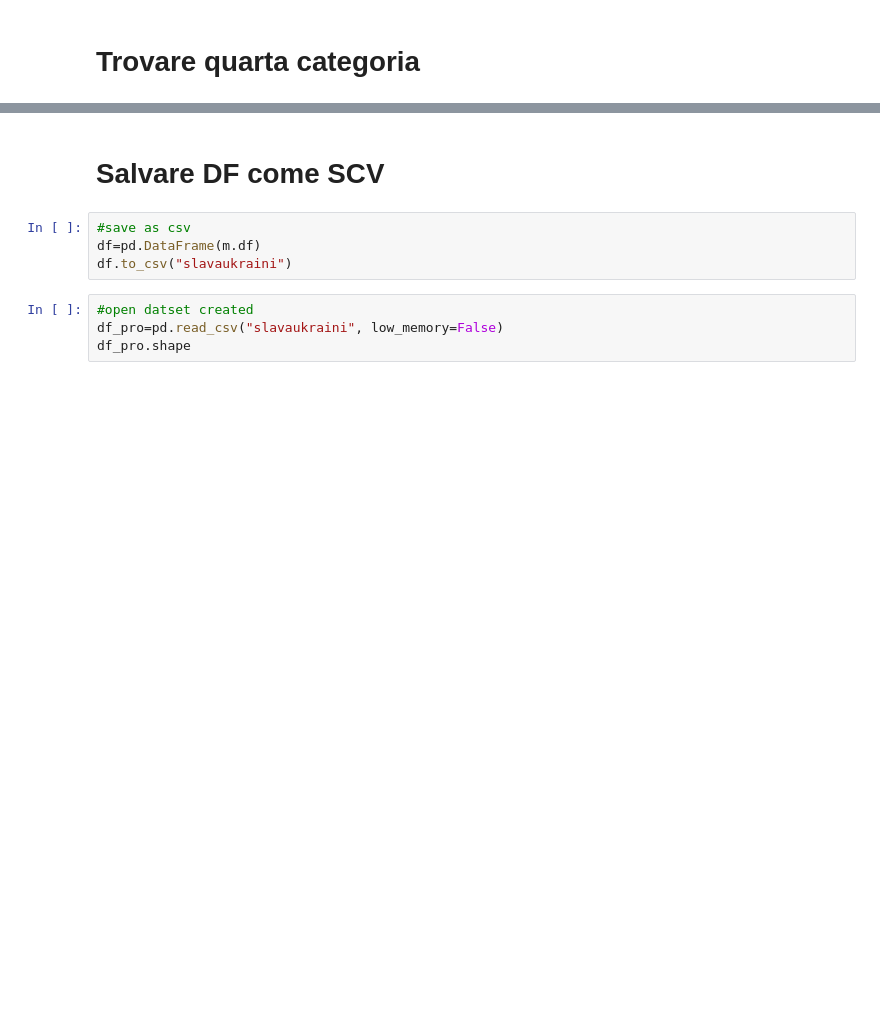
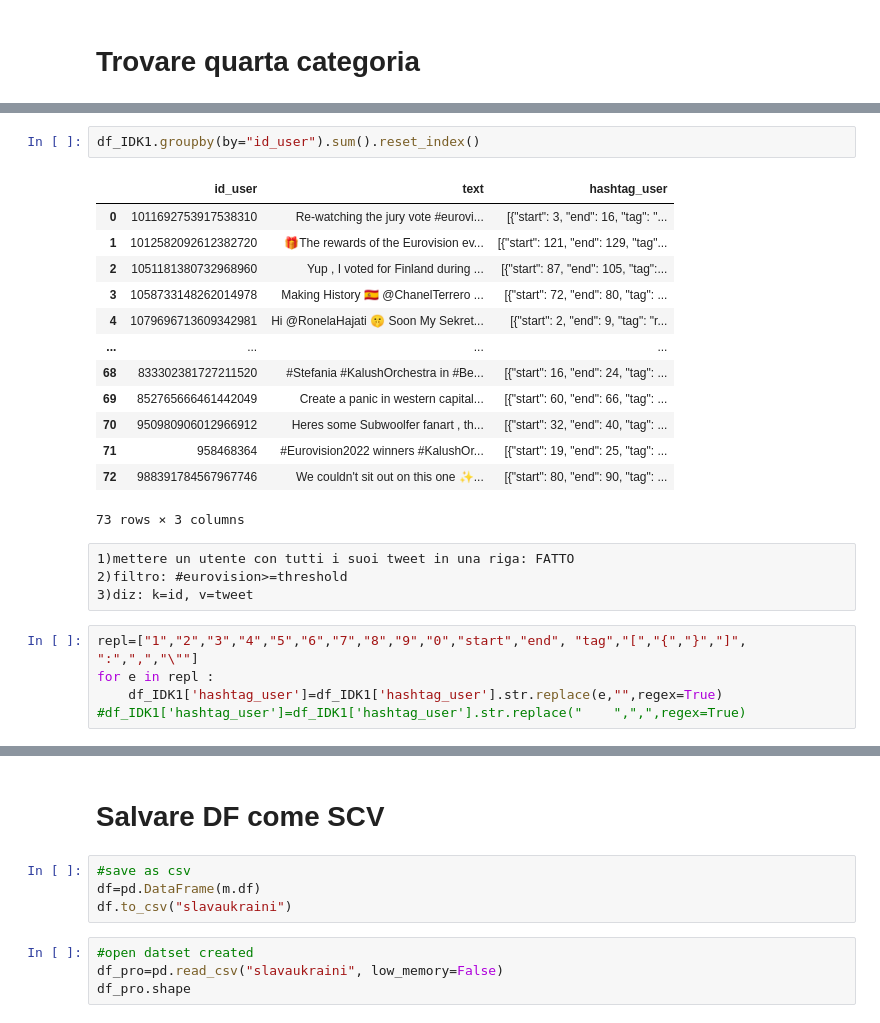
Before and after one commit to gatto/ds-network-analysis, a Jupyter notebook: py/dave starting.ipynb, the cells around one changed output, grey strips where cells are left out. Cells and saved outputs as stored; diff of their text form; blank space fills up the shorter version.

```diff
--- a/py/dave starting.ipynb
+++ b/py/dave starting.ipynb
@@ -419,0 +470,25 @@ m4.df['entities.hashtags'][0]
+# %%
+df_IDK1.groupby(by="id_user").sum().reset_index()
+# %% [output]
+|  | id_user | text | hashtag_user |
+| 0 | 1011692753917538310 | Re-watching the jury vote #eurovi... | [{"start": 3, "end": 16, "tag": "... |
+| 1 | 1012582092612382720 | 🎁The rewards of the Eurovision ev... | [{"start": 121, "end": 129, "tag"... |
+| 2 | 1051181380732968960 | Yup , I voted for Finland during ... | [{"start": 87, "end": 105, "tag":... |
+| 3 | 1058733148262014978 | Making History 🇪🇸 @ChanelTerrero ... | [{"start": 72, "end": 80, "tag": ... |
+| 4 | 1079696713609342981 | Hi @RonelaHajati 🤫 Soon My Sekret... | [{"start": 2, "end": 9, "tag": "r... |
+| ... | ... | ... | ... |
+| 68 | 833302381727211520 | #Stefania #KalushOrchestra in #Be... | [{"start": 16, "end": 24, "tag": ... |
+| 69 | 852765666461442049 | Create a panic in western capital... | [{"start": 60, "end": 66, "tag": ... |
+| 70 | 950980906012966912 | Heres some Subwoolfer fanart , th... | [{"start": 32, "end": 40, "tag": ... |
+| 71 | 958468364 | #Eurovision2022 winners #KalushOr... | [{"start": 19, "end": 25, "tag": ... |
+| 72 | 988391784567967746 | We couldn't sit out on this one ✨... | [{"start": 80, "end": 90, "tag": ... |
+73 rows × 3 columns
+# %% [raw]
+1)mettere un utente con tutti i suoi tweet in una riga: FATTO
+2)filtro: #eurovision>=threshold
+3)diz: k=id, v=tweet
+# %%
+repl=["1","2","3","4","5","6","7","8","9","0","start","end", "tag","[","{","}","]", ":",",","\""]
+for e in repl :
+    df_IDK1['hashtag_user']=df_IDK1['hashtag_user'].str.replace(e,"",regex=True)
+#df_IDK1['hashtag_user']=df_IDK1['hashtag_user'].str.replace("    ",",",regex=True)
```
Also changed, not shown: parts of 38 cells of this notebook.
